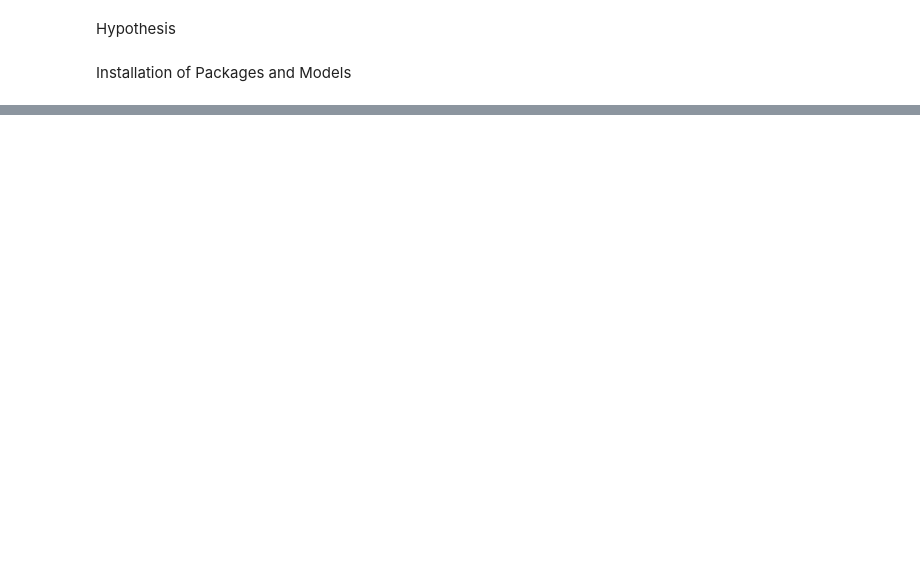
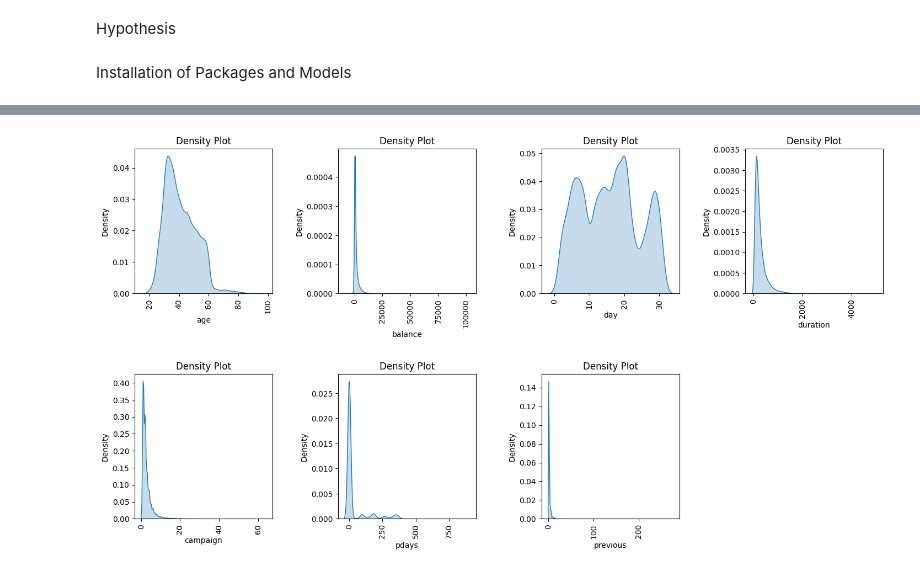
Before and after one commit to Koanim/Data-Analytics-Pathway-Assessment, a Jupyter notebook: TMP-TFA.ipynb, the cells around one changed output, grey strips where cells are left out. Drawn from its saved outputs; the diff is of its cells as text; code cells hidden in the pictures; blank space fills up the shorter version.

```diff
--- a/TMP-TFA.ipynb
+++ b/TMP-TFA.ipynb
@@ -88,0 +326,13 @@ warnings.filterwarnings('ignore')
+# %%
+num_cols = bank_full_df.select_dtypes(include= 'number')
+
+plt.figure(figsize=(15, 20))
+
+for i, variable in enumerate(num_cols):
+    plt.subplot(5,4, i + 1)
+    sns.kdeplot(data=bank_full_df[variable], shade=True)
+    plt.title('Density Plot')
+    plt.tight_layout(pad=3)
+    plt.xticks(rotation=90)
+# %% [output]
+[figure, added]
```
Also changed, not shown: parts of 42 cells of this notebook.
